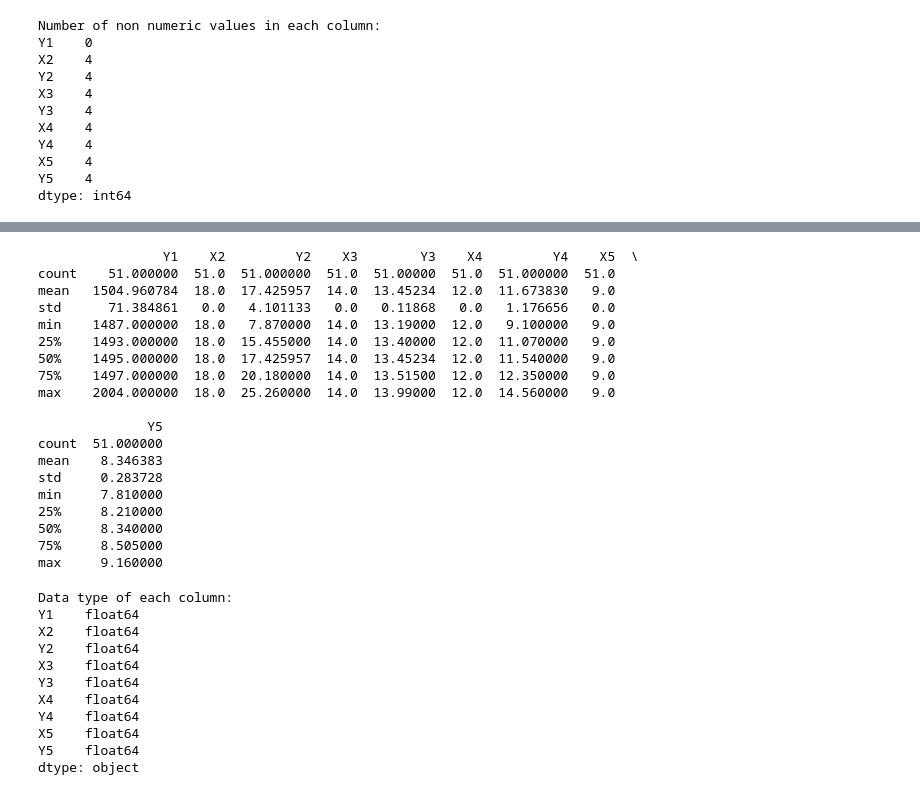
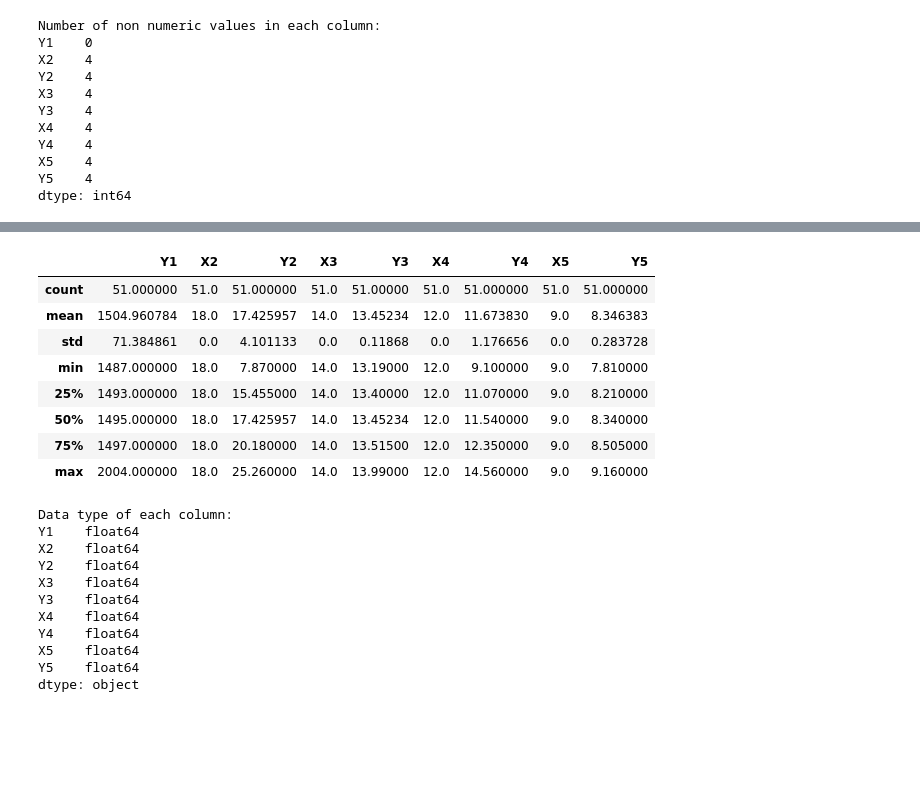
Before and after one commit to RonBartov/Data_Processing, a Jupyter notebook: factory_data_processing.ipynb, the cells around one changed output, grey strips where cells are left out. Saved outputs shown, nothing was run; the diff lists cells and outputs as text; code cells hidden in the pictures; blank space fills up the shorter version.

```diff
--- a/factory_data_processing.ipynb
+++ b/factory_data_processing.ipynb
@@ -172,27 +199,16 @@ dtype: float64
 | 4 | 1497.0 | 18.0 | 18.000000 | 14.0 | 13.59000 | 12.0 | 12.91000 | 9.0 | 7.820000 |
 # %%
 # Present the summary statistics for each column
-summary_stats = sample_group.describe()
-print(summary_stats)
+sample_group.describe()
 # %% [output]
-                Y1    X2         Y2    X3        Y3    X4         Y4    X5  \
-count    51.000000  51.0  51.000000  51.0  51.00000  51.0  51.000000  51.0
-mean   1504.960784  18.0  17.425957  14.0  13.45234  12.0  11.673830   9.0
-std      71.384861   0.0   4.101133   0.0   0.11868   0.0   1.176656   0.0
-min    1487.000000  18.0   7.870000  14.0  13.19000  12.0   9.100000   9.0
-25%    1493.000000  18.0  15.455000  14.0  13.40000  12.0  11.070000   9.0
-50%    1495.000000  18.0  17.425957  14.0  13.45234  12.0  11.540000   9.0
-75%    1497.000000  18.0  20.180000  14.0  13.51500  12.0  12.350000   9.0
-max    2004.000000  18.0  25.260000  14.0  13.99000  12.0  14.560000   9.0
-
-              Y5
-count  51.000000
-mean    8.346383
-std     0.283728
-min     7.810000
-25%     8.210000
-50%     8.340000
-75%     8.505000
-max     9.160000
+|  | Y1 | X2 | Y2 | X3 | Y3 | X4 | Y4 | X5 | Y5 |
+| count | 51.000000 | 51.0 | 51.000000 | 51.0 | 51.00000 | 51.0 | 51.000000 | 51.0 | 51.000000 |
+| mean | 1504.960784 | 18.0 | 17.425957 | 14.0 | 13.45234 | 12.0 | 11.673830 | 9.0 | 8.346383 |
+| std | 71.384861 | 0.0 | 4.101133 | 0.0 | 0.11868 | 0.0 | 1.176656 | 0.0 | 0.283728 |
+| min | 1487.000000 | 18.0 | 7.870000 | 14.0 | 13.19000 | 12.0 | 9.100000 | 9.0 | 7.810000 |
+| 25% | 1493.000000 | 18.0 | 15.455000 | 14.0 | 13.40000 | 12.0 | 11.070000 | 9.0 | 8.210000 |
+| 50% | 1495.000000 | 18.0 | 17.425957 | 14.0 | 13.45234 | 12.0 | 11.540000 | 9.0 | 8.340000 |
+| 75% | 1497.000000 | 18.0 | 20.180000 | 14.0 | 13.51500 | 12.0 | 12.350000 | 9.0 | 8.505000 |
+| max | 2004.000000 | 18.0 | 25.260000 | 14.0 | 13.99000 | 12.0 | 14.560000 | 9.0 | 9.160000 |
 # %%
 # Recheck elements type
```
Also changed, not shown: parts of 25 cells of this notebook.
